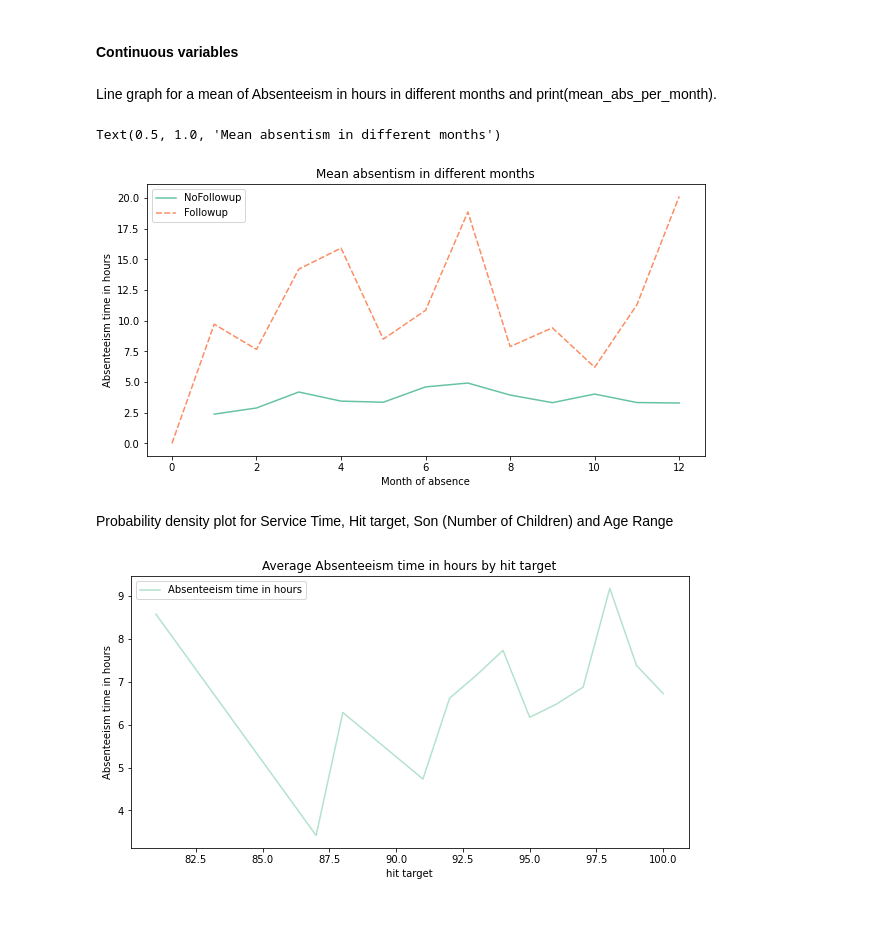
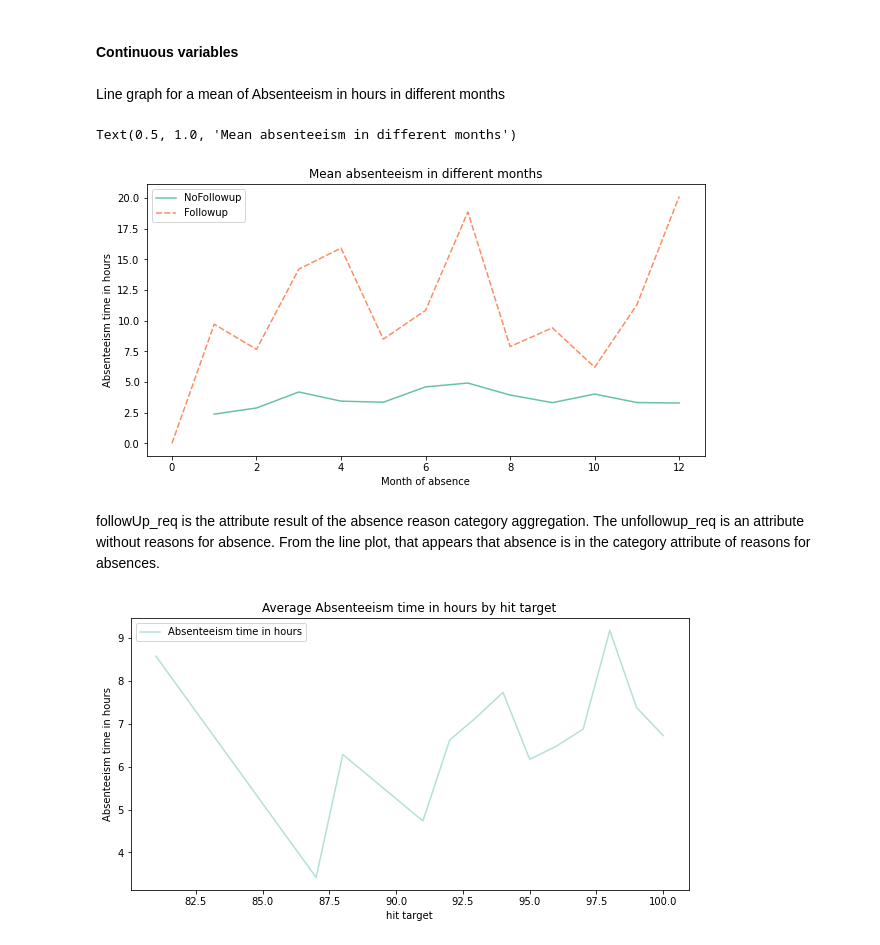
Before and after one commit to noernimat/EDA_for_dataset, a Jupyter notebook: EDA_Absenteeism_at_Work_Dataset.ipynb, the cells around one changed output. Drawn from its saved outputs; the diff is of its cells as text; code cells hidden in the pictures; blank space fills up the shorter version.

```diff
--- a/EDA_Absenteeism_at_Work_Dataset.ipynb
+++ b/EDA_Absenteeism_at_Work_Dataset.ipynb
@@ -437,20 +589,21 @@ Text(0.5, 1.0, 'Absenteeism categories')
 # %% [markdown]
 #### Continuous variables
 # %% [markdown]
-Line graph for a mean of Absenteeism in hours in different months and print(mean_abs_per_month).
+Line graph for a mean of Absenteeism in hours in different months
 # %%
 plt.figure(figsize=(10,5))
 mean_abs_per_month = data_con.groupby(['Month of absence','followUp_req'],as_index = True).agg({'Absenteeism time in hours': "mean"})
 
 sns.lineplot('Month of absence','Absenteeism time in hours',hue = 'followUp_req',style = 'followUp_req',data = mean_abs_per_month, palette="Set2")
 
 plt.legend(['NoFollowup','Followup'])
-plt.title("Mean absentism in different months")
+plt.title("Mean absenteeism in different months")
 # %% [output]
-Text(0.5, 1.0, 'Mean absentism in different months')
+Text(0.5, 1.0, 'Mean absenteeism in different months')
-[figure, old version]
+[figure, new version]
-# %% [markdown]
-Probability density plot for Service Time, Hit target, Son (Number of Children) and  Age Range
+# %% [markdown]
+followUp_req is the attribute result of the absence reason category aggregation. The unfollowup_req is an attribute without reasons for absence.
+From the line plot, that appears that absence is in the category attribute of reasons for absences.
 # %%
 dataset_continuous = data_con
 
```
Also changed, not shown: parts of 28 cells of this notebook.
